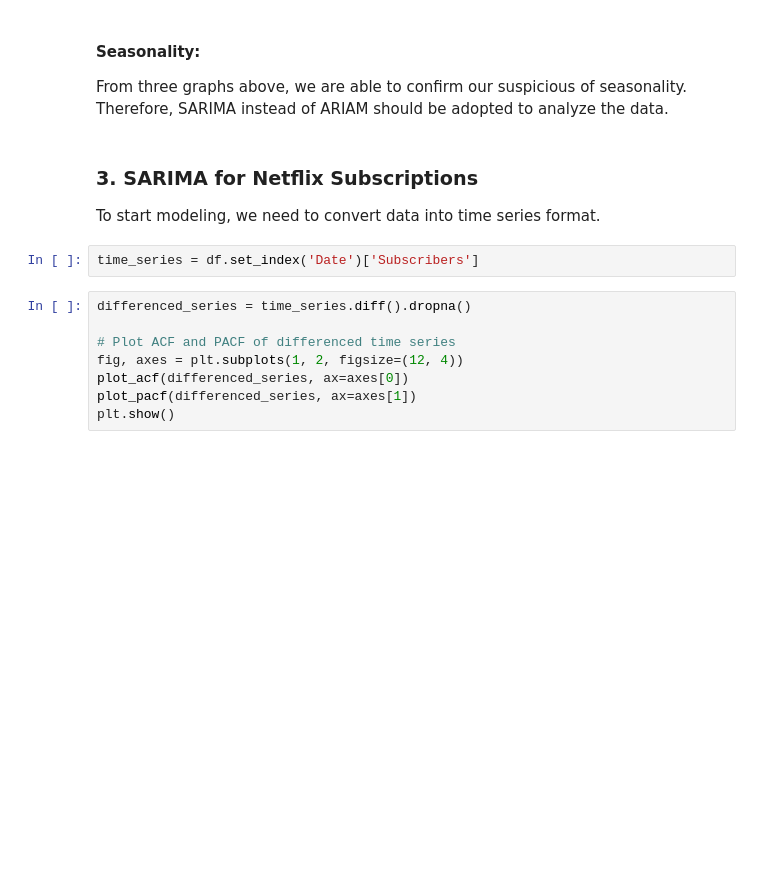
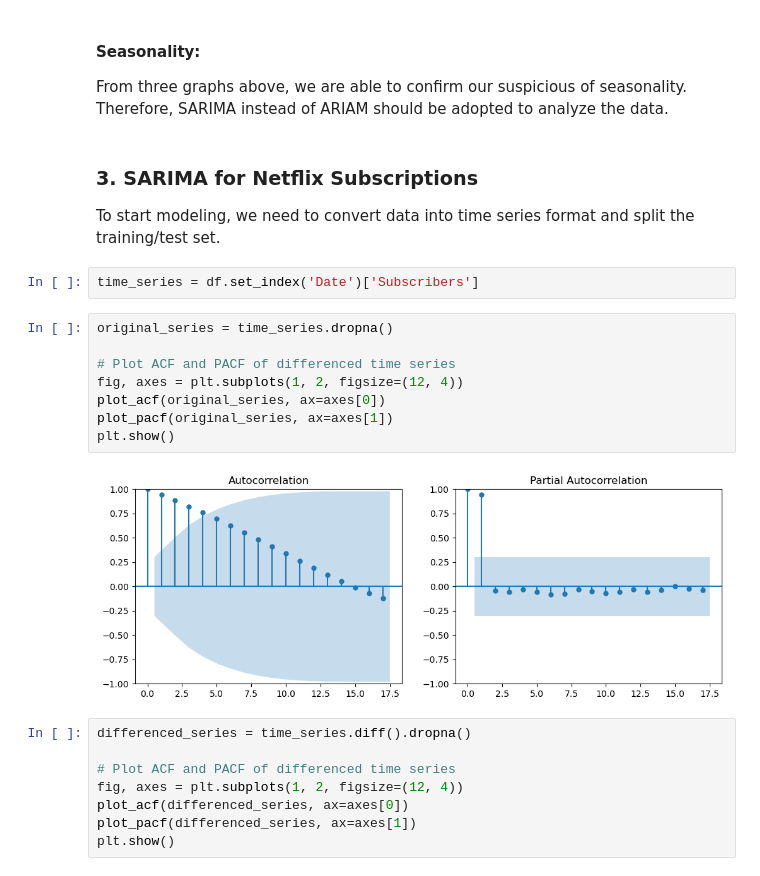
Before and after one commit to alex77y/Netflix-Subscription-Forecast, a Jupyter notebook: Netflix_subscription_forecast/Analysis.ipynb, the cells around one changed output. Drawn from its saved outputs; the diff is of its cells as text; blank space fills up the shorter version.

```diff
--- a/Netflix_subscription_forecast/Analysis.ipynb
+++ b/Netflix_subscription_forecast/Analysis.ipynb
@@ -81,9 +81,19 @@ plt.show()
 From three graphs above, we are able to confirm our suspicious of seasonality. Therefore, SARIMA instead of ARIAM should be adopted to analyze the data.
 # %% [markdown]
 ### 3. SARIMA for Netflix Subscriptions
-To start modeling, we need to convert data into time series format.
+To start modeling, we need to convert data into time series format and split the training/test set.
 # %%
 time_series = df.set_index('Date')['Subscribers']
+# %%
+original_series = time_series.dropna()
+
+# Plot ACF and PACF of differenced time series
+fig, axes = plt.subplots(1, 2, figsize=(12, 4))
+plot_acf(original_series, ax=axes[0])
+plot_pacf(original_series, ax=axes[1])
+plt.show()
+# %% [output]
+[figure, added]
 # %%
 differenced_series = time_series.diff().dropna()
 
```
Also changed, not shown: parts of 1 cell of this notebook.
